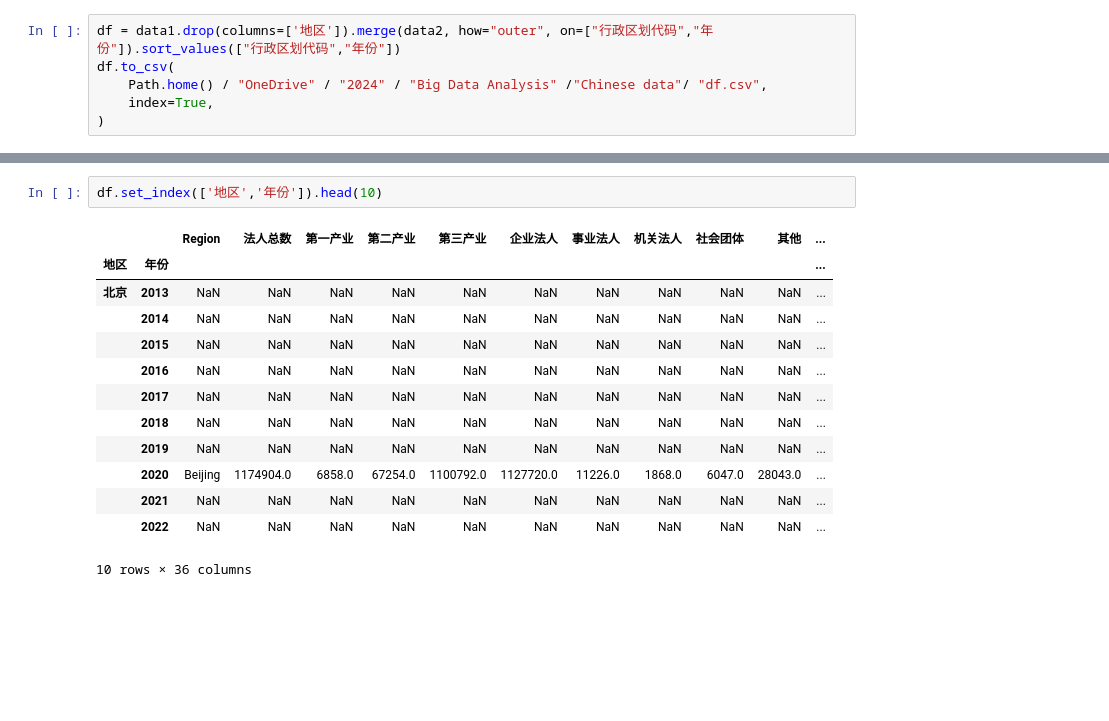
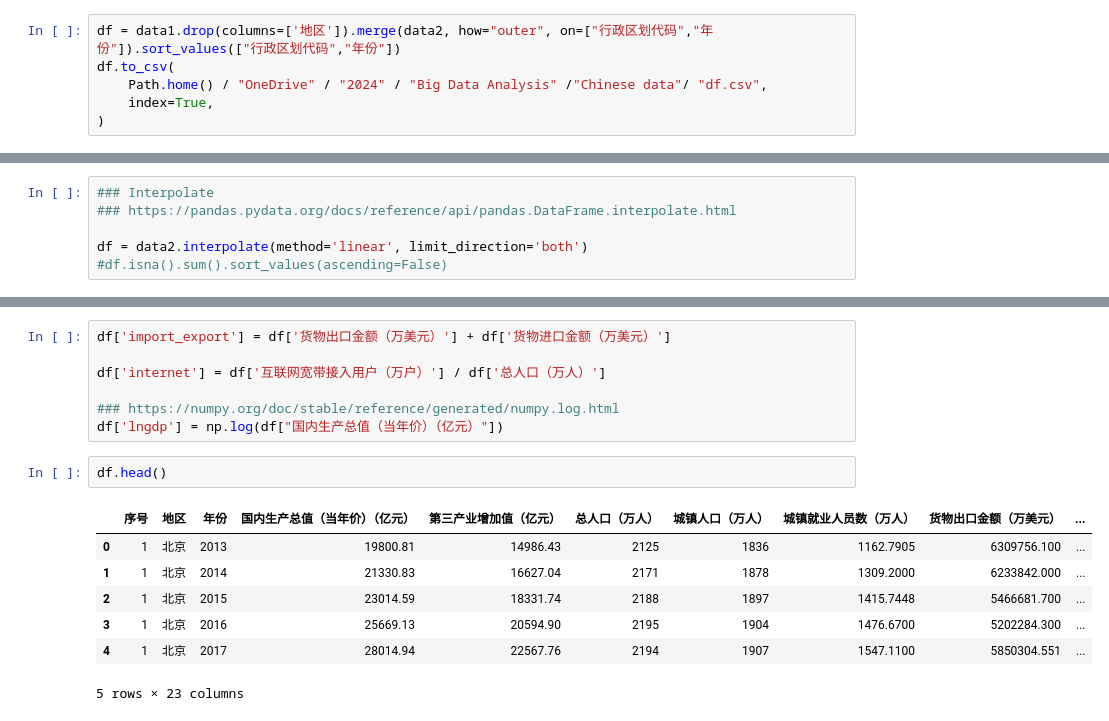
Before and after one commit to hanyu2010wendy/Big-Data, a Jupyter notebook: Chinese-statistics-data/Chinese-data.ipynb, the cells around one changed output, grey strips where cells are left out. Cells and saved outputs as stored; diff of their text form; blank space fills up the shorter version.

```diff
--- a/Chinese-statistics-data/Chinese-data.ipynb
+++ b/Chinese-statistics-data/Chinese-data.ipynb
@@ -157,0 +185,6 @@ df.to_csv(
+# %%
+### Interpolate
+### https://pandas.pydata.org/docs/reference/api/pandas.DataFrame.interpolate.html
+
+df = data2.interpolate(method='linear', limit_direction='both')
+#df.isna().sum().sort_values(ascending=False)
@@ -158,16 +201,17 @@ df.to_csv(
+# %%
+df['import_export'] = df['货物出口金额（万美元）'] + df['货物进口金额（万美元）']
+
+df['internet'] = df['互联网宽带接入用户（万户）'] / df['总人口（万人）']
+
+### https://numpy.org/doc/stable/reference/generated/numpy.log.html
+df['lngdp'] = np.log(df["国内生产总值（当年价）（亿元）"])
 # %%
-df.set_index(['地区','年份']).head(10)
+df.head()
 # %% [output]
-|  |  | Region | 法人总数 | 第一产业 | 第二产业 | 第三产业 | 企业法人 | 事业法人 | 机关法人 | 社会团体 | 其他 | ... |
-| 地区 | 年份 |  |  |  |  |  |  |  |  |  |  | ... |
-| 北京 | 2013 | NaN | NaN | NaN | NaN | NaN | NaN | NaN | NaN | NaN | NaN | ... |
-|  | 2014 | NaN | NaN | NaN | NaN | NaN | NaN | NaN | NaN | NaN | NaN | ... |
-|  | 2015 | NaN | NaN | NaN | NaN | NaN | NaN | NaN | NaN | NaN | NaN | ... |
-|  | 2016 | NaN | NaN | NaN | NaN | NaN | NaN | NaN | NaN | NaN | NaN | ... |
-|  | 2017 | NaN | NaN | NaN | NaN | NaN | NaN | NaN | NaN | NaN | NaN | ... |
-|  | 2018 | NaN | NaN | NaN | NaN | NaN | NaN | NaN | NaN | NaN | NaN | ... |
-|  | 2019 | NaN | NaN | NaN | NaN | NaN | NaN | NaN | NaN | NaN | NaN | ... |
-|  | 2020 | Beijing | 1174904.0 | 6858.0 | 67254.0 | 1100792.0 | 1127720.0 | 11226.0 | 1868.0 | 6047.0 | 28043.0 | ... |
-|  | 2021 | NaN | NaN | NaN | NaN | NaN | NaN | NaN | NaN | NaN | NaN | ... |
-|  | 2022 | NaN | NaN | NaN | NaN | NaN | NaN | NaN | NaN | NaN | NaN | ... |
+|  | 序号 | 地区 | 年份 | 国内生产总值（当年价）（亿元） | 第三产业增加值（亿元） | 总人口（万人） | 城镇人口（万人） | 城镇就业人员数（万人） | 货物出口金额（万美元） | ... |
+| 0 | 1 | 北京 | 2013 | 19800.81 | 14986.43 | 2125 | 1836 | 1162.7905 | 6309756.100 | ... |
+| 1 | 1 | 北京 | 2014 | 21330.83 | 16627.04 | 2171 | 1878 | 1309.2000 | 6233842.000 | ... |
+| 2 | 1 | 北京 | 2015 | 23014.59 | 18331.74 | 2188 | 1897 | 1415.7448 | 5466681.700 | ... |
+| 3 | 1 | 北京 | 2016 | 25669.13 | 20594.90 | 2195 | 1904 | 1476.6700 | 5202284.300 | ... |
+| 4 | 1 | 北京 | 2017 | 28014.94 | 22567.76 | 2194 | 1907 | 1547.1100 | 5850304.551 | ... |
-10 rows × 36 columns
+5 rows × 23 columns
```
Also changed, not shown: parts of 13 cells of this notebook.
